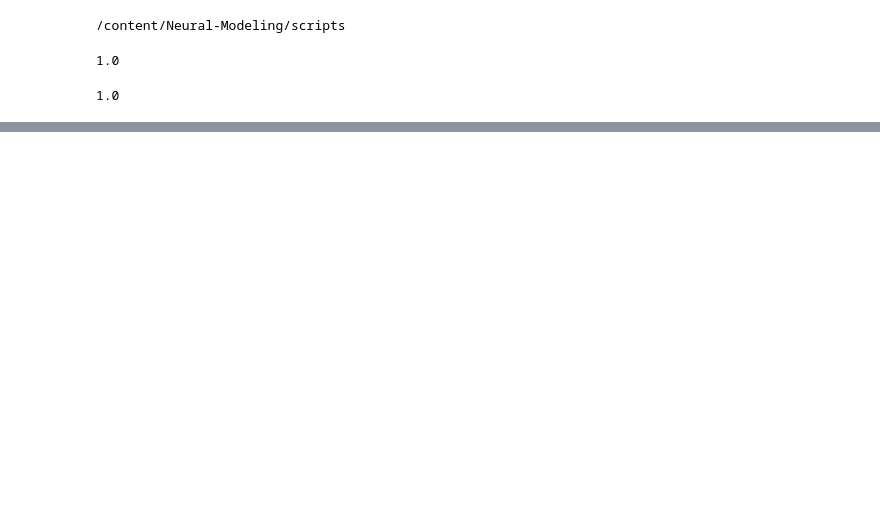
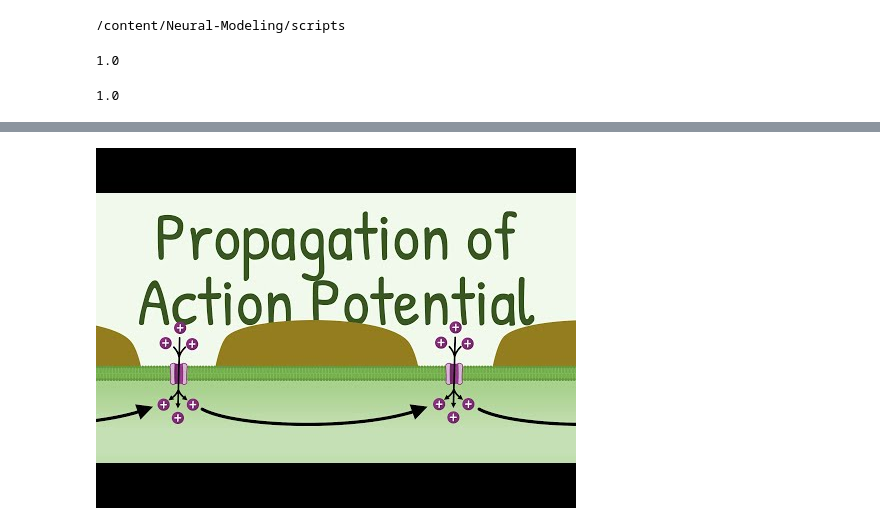
Before and after one commit to davidfague/Computational-Neuroscience-tutorials, a Jupyter notebook: B3_Rinput_FI_AP_propagation.ipynb, the cells around one changed output, grey strips where cells are left out. Cells and saved outputs as stored; diff of their text form; code cells hidden in the pictures; blank space fills up the shorter version.

```diff
--- a/B3_Rinput_FI_AP_propagation.ipynb
+++ b/B3_Rinput_FI_AP_propagation.ipynb
@@ -85,0 +321,5 @@ IC.amp = -1.0 # amplitude in nA
+# %%
+from IPython.display import YouTubeVideo
+YouTubeVideo('tOTYO5WrXFU')
+# %% [output]
+[figure, added]
```
Also changed, not shown: parts of 67 cells of this notebook.
